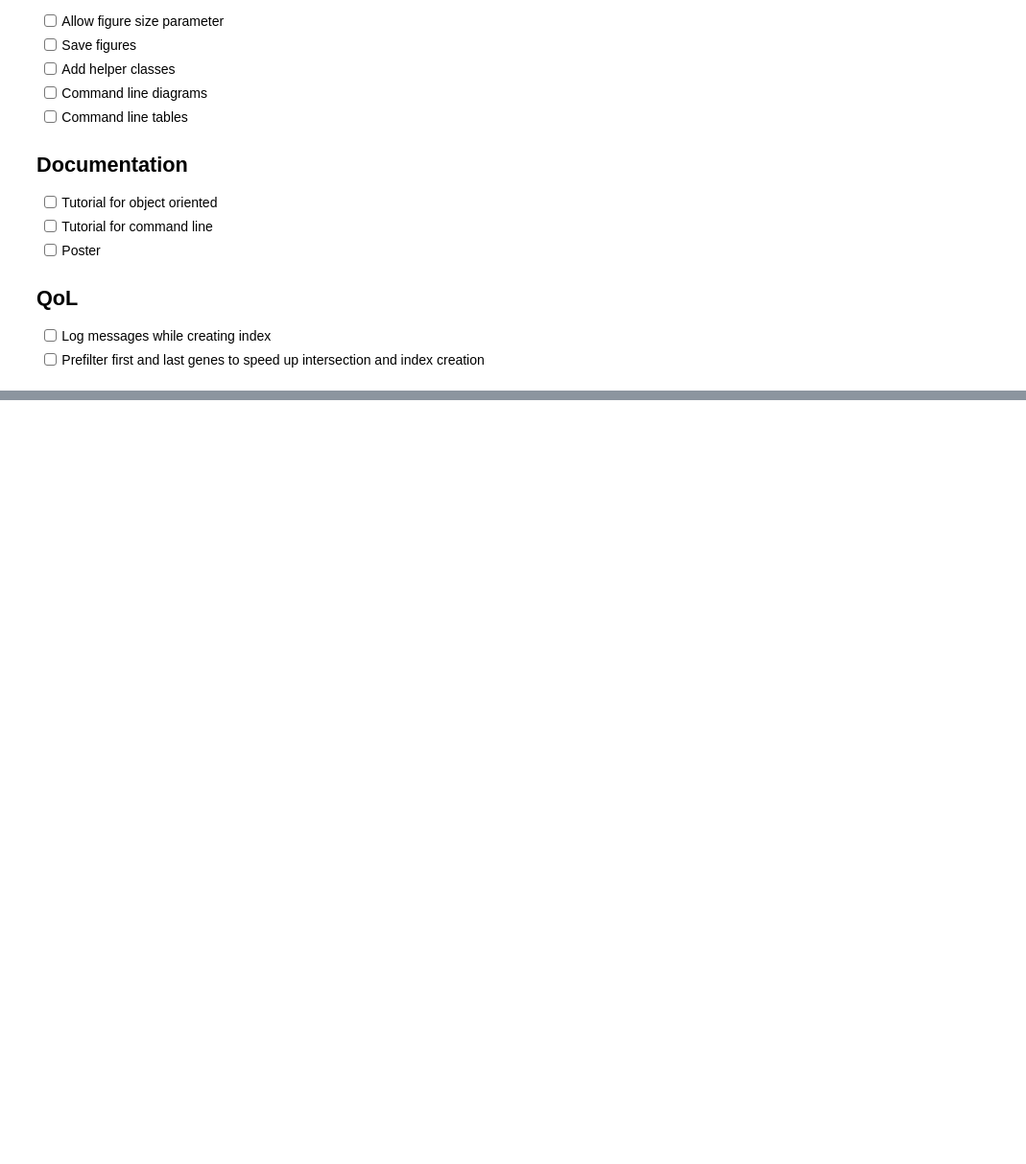
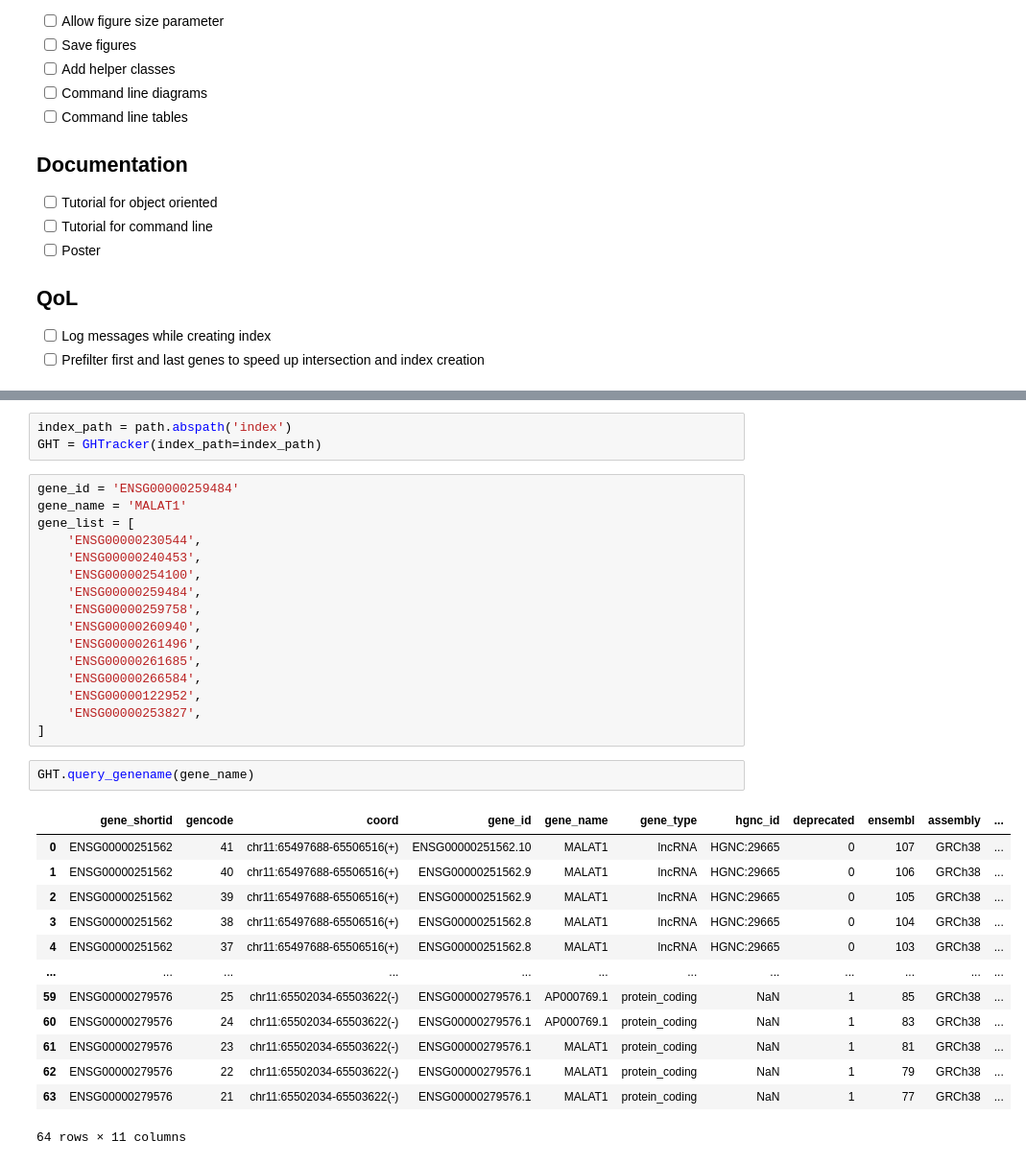
Before and after one commit to HugoGuillen/genehtracker, a Jupyter notebook: dev_v2.ipynb, the cells around one changed output, grey strips where cells are left out. Shown at 96% size. Drawn from its saved outputs; the diff is of its cells as text; blank space fills up the shorter version.

```diff
--- a/dev_v2.ipynb
+++ b/dev_v2.ipynb
@@ -679,0 +904,35 @@ def plot_tracks(gene_id,DFG,G,DFC,overlap_thr = 0.1,dpi=150):
+# %%
+index_path = path.abspath('index')
+GHT = GHTracker(index_path=index_path)
+# %%
+gene_id = 'ENSG00000259484'
+gene_name = 'MALAT1'
+gene_list = [
+    'ENSG00000230544',
+    'ENSG00000240453',
+    'ENSG00000254100',
+    'ENSG00000259484',
+    'ENSG00000259758',
+    'ENSG00000260940',
+    'ENSG00000261496',
+    'ENSG00000261685',
+    'ENSG00000266584',
+    'ENSG00000122952',
+    'ENSG00000253827',
+]
+# %%
+GHT.query_genename(gene_name)
+# %% [output]
+|  | gene_shortid | gencode | coord | gene_id | gene_name | gene_type | hgnc_id | deprecated | ensembl | assembly | ... |
+| 0 | ENSG00000251562 | 41 | chr11:65497688-65506516(+) | ENSG00000251562.10 | MALAT1 | lncRNA | HGNC:29665 | 0 | 107 | GRCh38 | ... |
+| 1 | ENSG00000251562 | 40 | chr11:65497688-65506516(+) | ENSG00000251562.9 | MALAT1 | lncRNA | HGNC:29665 | 0 | 106 | GRCh38 | ... |
+| 2 | ENSG00000251562 | 39 | chr11:65497688-65506516(+) | ENSG00000251562.9 | MALAT1 | lncRNA | HGNC:29665 | 0 | 105 | GRCh38 | ... |
+| 3 | ENSG00000251562 | 38 | chr11:65497688-65506516(+) | ENSG00000251562.8 | MALAT1 | lncRNA | HGNC:29665 | 0 | 104 | GRCh38 | ... |
+| 4 | ENSG00000251562 | 37 | chr11:65497688-65506516(+) | ENSG00000251562.8 | MALAT1 | lncRNA | HGNC:29665 | 0 | 103 | GRCh38 | ... |
+| ... | ... | ... | ... | ... | ... | ... | ... | ... | ... | ... | ... |
+| 59 | ENSG00000279576 | 25 | chr11:65502034-65503622(-) | ENSG00000279576.1 | AP000769.1 | protein_coding | NaN | 1 | 85 | GRCh38 | ... |
+| 60 | ENSG00000279576 | 24 | chr11:65502034-65503622(-) | ENSG00000279576.1 | AP000769.1 | protein_coding | NaN | 1 | 83 | GRCh38 | ... |
+| 61 | ENSG00000279576 | 23 | chr11:65502034-65503622(-) | ENSG00000279576.1 | MALAT1 | protein_coding | NaN | 1 | 81 | GRCh38 | ... |
+| 62 | ENSG00000279576 | 22 | chr11:65502034-65503622(-) | ENSG00000279576.1 | MALAT1 | protein_coding | NaN | 1 | 79 | GRCh38 | ... |
+| 63 | ENSG00000279576 | 21 | chr11:65502034-65503622(-) | ENSG00000279576.1 | MALAT1 | protein_coding | NaN | 1 | 77 | GRCh38 | ... |
+64 rows × 11 columns
```
Also changed, not shown: parts of 25 cells of this notebook, 8 other files.
